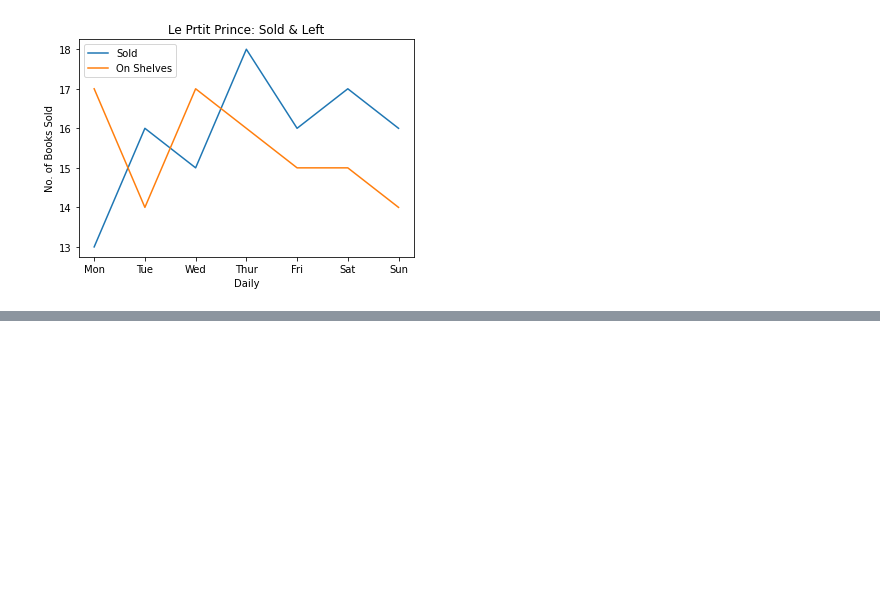
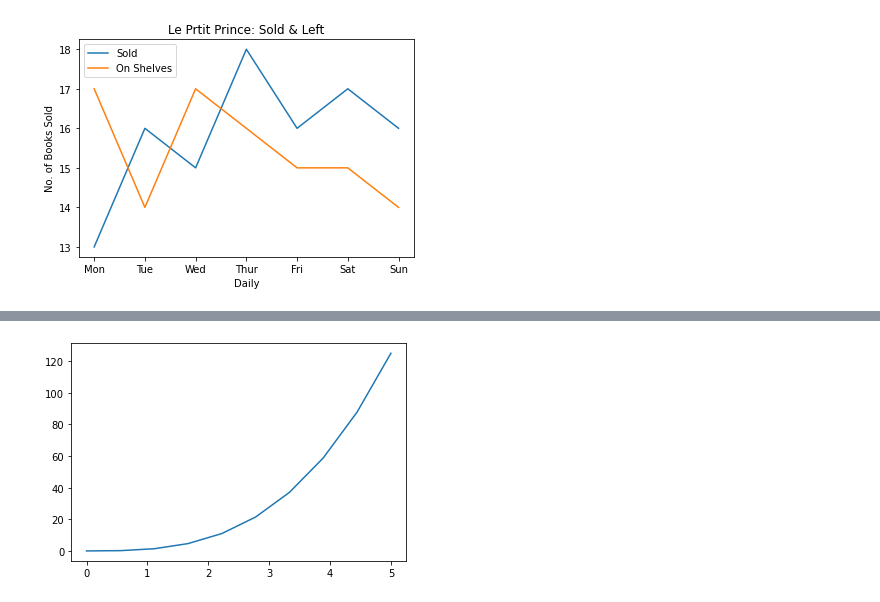
Before and after one commit to eunyeong1328/Study-Alone, a Jupyter notebook: python/BigData/NumpyPlot.ipynb, the cells around one changed output, grey strips where cells are left out. Cells and saved outputs as stored; diff of their text form; code cells hidden in the pictures; blank space fills up the shorter version.

```diff
--- a/python/BigData/NumpyPlot.ipynb
+++ b/python/BigData/NumpyPlot.ipynb
@@ -276,0 +313,14 @@ Text(0.5, 1.0, 'Le Prtit Prince: Sold & Left')
+# %%
+import matplotlib.pyplot as plt
+%matplotlib inline
+import numpy as np
+x = np.linspace(0,5,10) #0부터 5까지 10개
+y = x**3 #x의 제곱승
+plt.plot(x,y)
+plt.show()
+# 2**2 2*2
+# 3**3 2*2*2
+# 3**2 3*3
+# 3**3 3*3*3
+# %% [output]
+[figure, added]
```
Also changed, not shown: parts of 54 cells of this notebook.
